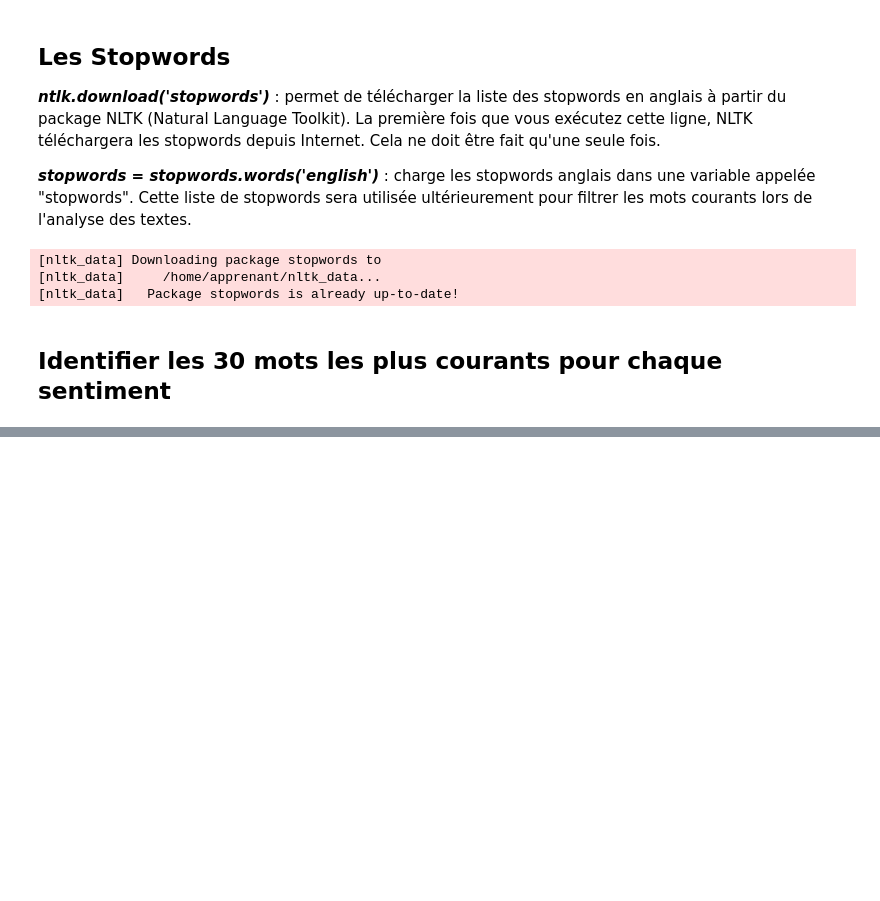
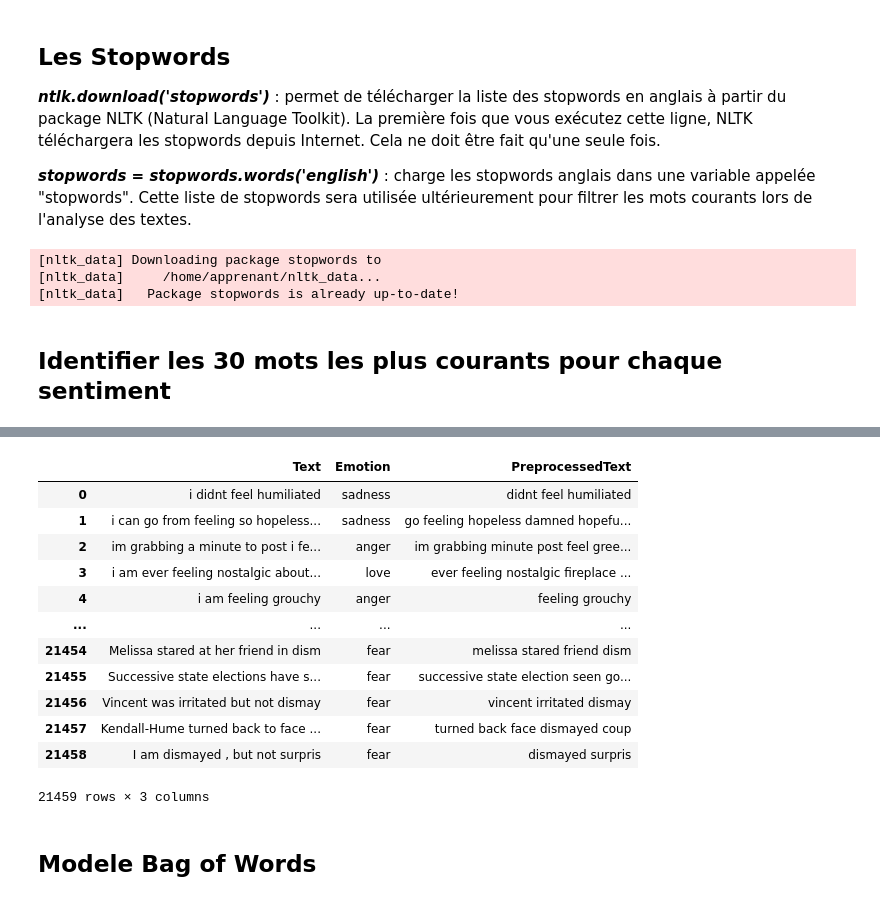
Before and after one commit to vanstavelD/Projet_nlp, a Jupyter notebook: Notebook/emotions_text.ipynb, the cells around one changed output, grey strips where cells are left out. Cells and saved outputs as stored; diff of their text form; code cells hidden in the pictures; blank space fills up the shorter version.

```diff
--- a/Notebook/emotions_text.ipynb
+++ b/Notebook/emotions_text.ipynb
@@ -178,0 +204,18 @@ Name: count, dtype: int64
+# %%
+data
+# %% [output]
+|  | Text | Emotion | PreprocessedText |
+| 0 | i didnt feel humiliated | sadness | didnt feel humiliated |
+| 1 | i can go from feeling so hopeless... | sadness | go feeling hopeless damned hopefu... |
+| 2 | im grabbing a minute to post i fe... | anger | im grabbing minute post feel gree... |
+| 3 | i am ever feeling nostalgic about... | love | ever feeling nostalgic fireplace ... |
+| 4 | i am feeling grouchy | anger | feeling grouchy |
+| ... | ... | ... | ... |
+| 21454 | Melissa stared at her friend in dism | fear | melissa stared friend dism |
+| 21455 | Successive state elections have s... | fear | successive state election seen go... |
+| 21456 | Vincent was irritated but not dismay | fear | vincent irritated dismay |
+| 21457 | Kendall-Hume turned back to face ... | fear | turned back face dismayed coup |
+| 21458 | I am dismayed , but not surpris | fear | dismayed surpris |
+21459 rows × 3 columns
+# %% [markdown]
+## Modele Bag of Words
```
Also changed, not shown: parts of 13 cells of this notebook, 1 other file.
